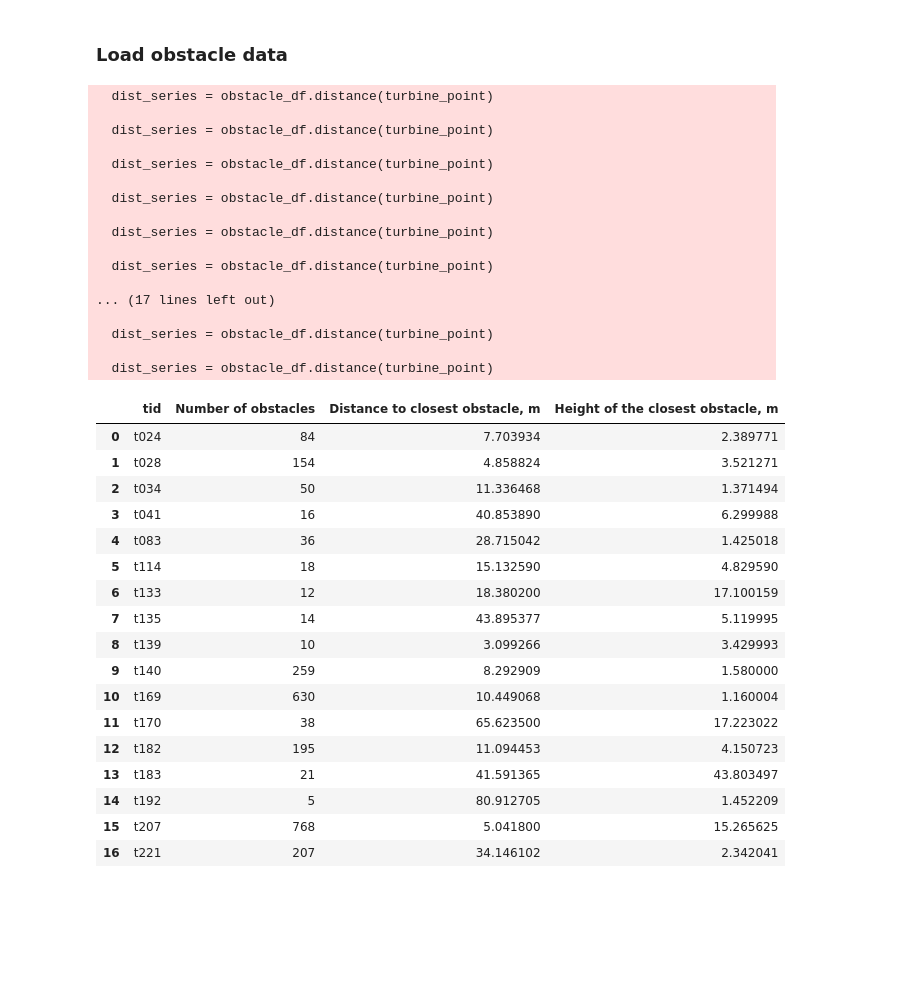
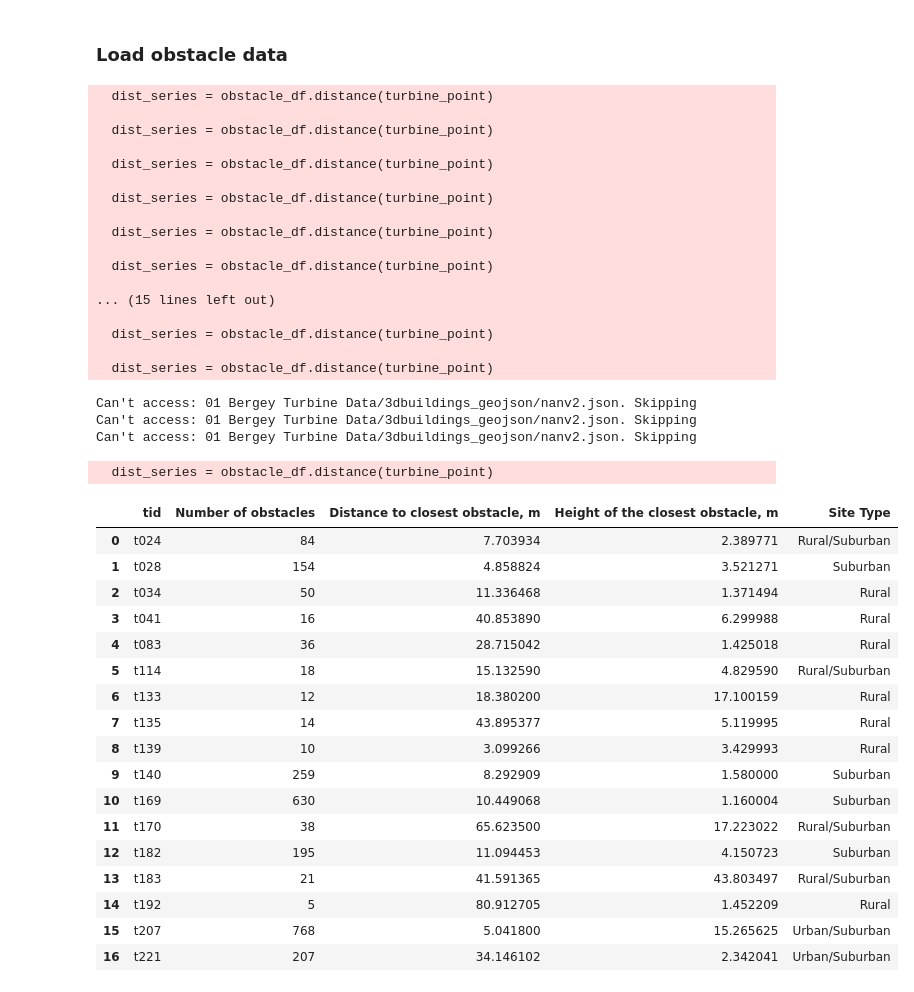
Before and after one commit to NREL/dw-tap, a Jupyter notebook: notebooks/validation/10 Obstacle Characterization.ipynb, the cells around one changed output. Saved outputs shown, nothing was run; the diff lists cells and outputs as text; code cells hidden in the pictures; blank space fills up the shorter version.

```diff
--- a/notebooks/validation/10 Obstacle Characterization.ipynb
+++ b/notebooks/validation/10 Obstacle Characterization.ipynb
@@ -52,7 +53,8 @@ def filter_obstacles(obstacle_df):
 obstacle_specs = pd.DataFrame(columns=["tid", \
                                        "Number of obstacles", \
                                        "Distance to closest obstacle, m", \
-                                       "Height of the closest obstacle, m"])
+                                       "Height of the closest obstacle, m",
+                                       "Site Type"])
 for tid in selected:
     obstacle_data_dir = "01 Bergey Turbine Data/3dbuildings_geojson"
     obstacle_data_file = "%s/%sv2.json" % (obstacle_data_dir, tid)
@@ -63,58 +65,63 @@ for tid in selected:
         lat = row["Latitude"]
         lon = row["Longitude"]
         turbine_point = Point(_LatLon_To_XY(lat, lon))
+        stype = row["Site Type"]
 
         # This will overwrite lat/lon's with coords in meters (for distance calculation)
         for idx, row in obstacle_df.iterrows():
             obstacle_df.at[idx, "geometry"] = Polygon([Point(_LatLon_To_XY(p[1], p[0])) for p in row["geometry"].exterior.coords])
         #display(obstacle_df)
 
         dist_series = obstacle_df.distance(turbine_point)
         min_dist_idx = dist_series.idxmin()
         min_dist_m = dist_series[min_dist_idx]
         closest_obs_height_m = obstacle_df.at[min_dist_idx, "height"]
 
-        obstacle_specs.loc[len(obstacle_specs)] = [tid, len(obstacle_df), min_dist_m, closest_obs_height_m]
+        obstacle_specs.loc[len(obstacle_specs)] = [tid, len(obstacle_df), min_dist_m, closest_obs_height_m, stype]
     else:
         print("Can't access: %s. Skipping" % obstacle_data_file)
     #break
 display(obstacle_specs)
 # %% [output]
   dist_series = obstacle_df.distance(turbine_point)
 
   dist_series = obstacle_df.distance(turbine_point)
 
   dist_series = obstacle_df.distance(turbine_point)
 
   dist_series = obstacle_df.distance(turbine_point)
 
   dist_series = obstacle_df.distance(turbine_point)
 
   dist_series = obstacle_df.distance(turbine_point)
 
-... (17 lines left out)
+... (15 lines left out)
 
   dist_series = obstacle_df.distance(turbine_point)
 
   dist_series = obstacle_df.distance(turbine_point)
+Can't access: 01 Bergey Turbine Data/3dbuildings_geojson/nanv2.json. Skipping
+Can't access: 01 Bergey Turbine Data/3dbuildings_geojson/nanv2.json. Skipping
+Can't access: 01 Bergey Turbine Data/3dbuildings_geojson/nanv2.json. Skipping
+  dist_series = obstacle_df.distance(turbine_point)
-|  | tid | Number of obstacles | Distance to closest obstacle, m | Height of the closest obstacle, m |
-| 0 | t024 | 84 | 7.703934 | 2.389771 |
-| 1 | t028 | 154 | 4.858824 | 3.521271 |
-| 2 | t034 | 50 | 11.336468 | 1.371494 |
-| 3 | t041 | 16 | 40.853890 | 6.299988 |
-| 4 | t083 | 36 | 28.715042 | 1.425018 |
-| 5 | t114 | 18 | 15.132590 | 4.829590 |
-| 6 | t133 | 12 | 18.380200 | 17.100159 |
-| 7 | t135 | 14 | 43.895377 | 5.119995 |
-| 8 | t139 | 10 | 3.099266 | 3.429993 |
-| 9 | t140 | 259 | 8.292909 | 1.580000 |
-| 10 | t169 | 630 | 10.449068 | 1.160004 |
-| 11 | t170 | 38 | 65.623500 | 17.223022 |
-| 12 | t182 | 195 | 11.094453 | 4.150723 |
-| 13 | t183 | 21 | 41.591365 | 43.803497 |
-| 14 | t192 | 5 | 80.912705 | 1.452209 |
-| 15 | t207 | 768 | 5.041800 | 15.265625 |
-| 16 | t221 | 207 | 34.146102 | 2.342041 |
+|  | tid | Number of obstacles | Distance to closest obstacle, m | Height of the closest obstacle, m | Site Type |
+| 0 | t024 | 84 | 7.703934 | 2.389771 | Rural/Suburban |
+| 1 | t028 | 154 | 4.858824 | 3.521271 | Suburban |
+| 2 | t034 | 50 | 11.336468 | 1.371494 | Rural |
+| 3 | t041 | 16 | 40.853890 | 6.299988 | Rural |
+| 4 | t083 | 36 | 28.715042 | 1.425018 | Rural |
+| 5 | t114 | 18 | 15.132590 | 4.829590 | Rural/Suburban |
+| 6 | t133 | 12 | 18.380200 | 17.100159 | Rural |
+| 7 | t135 | 14 | 43.895377 | 5.119995 | Rural |
+| 8 | t139 | 10 | 3.099266 | 3.429993 | Rural |
+| 9 | t140 | 259 | 8.292909 | 1.580000 | Suburban |
+| 10 | t169 | 630 | 10.449068 | 1.160004 | Suburban |
+| 11 | t170 | 38 | 65.623500 | 17.223022 | Rural/Suburban |
+| 12 | t182 | 195 | 11.094453 | 4.150723 | Suburban |
+| 13 | t183 | 21 | 41.591365 | 43.803497 | Rural/Suburban |
+| 14 | t192 | 5 | 80.912705 | 1.452209 | Rural |
+| 15 | t207 | 768 | 5.041800 | 15.265625 | Urban/Suburban |
+| 16 | t221 | 207 | 34.146102 | 2.342041 | Urban/Suburban |
 # %%
 plt.style.use('ggplot')
 
```
Also changed, not shown: parts of 7 cells of this notebook.
